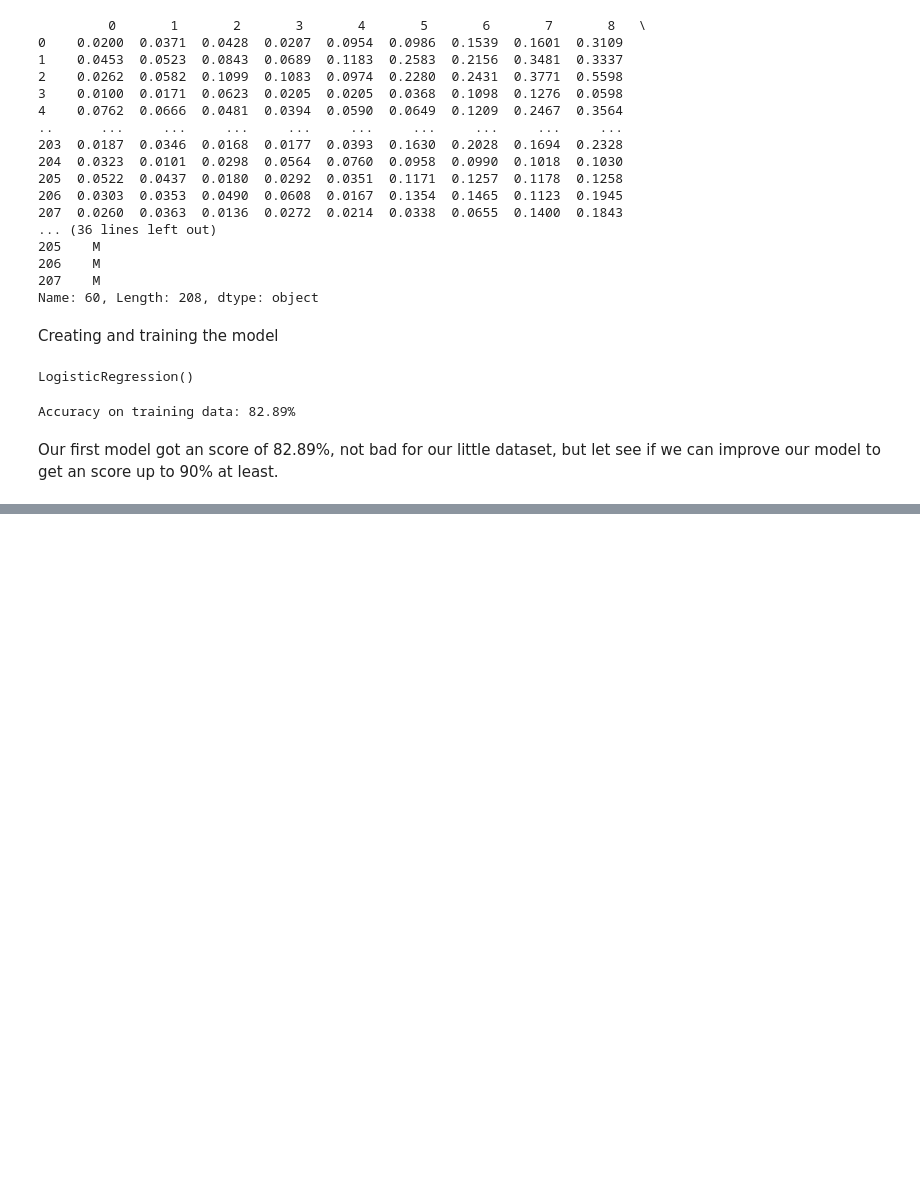
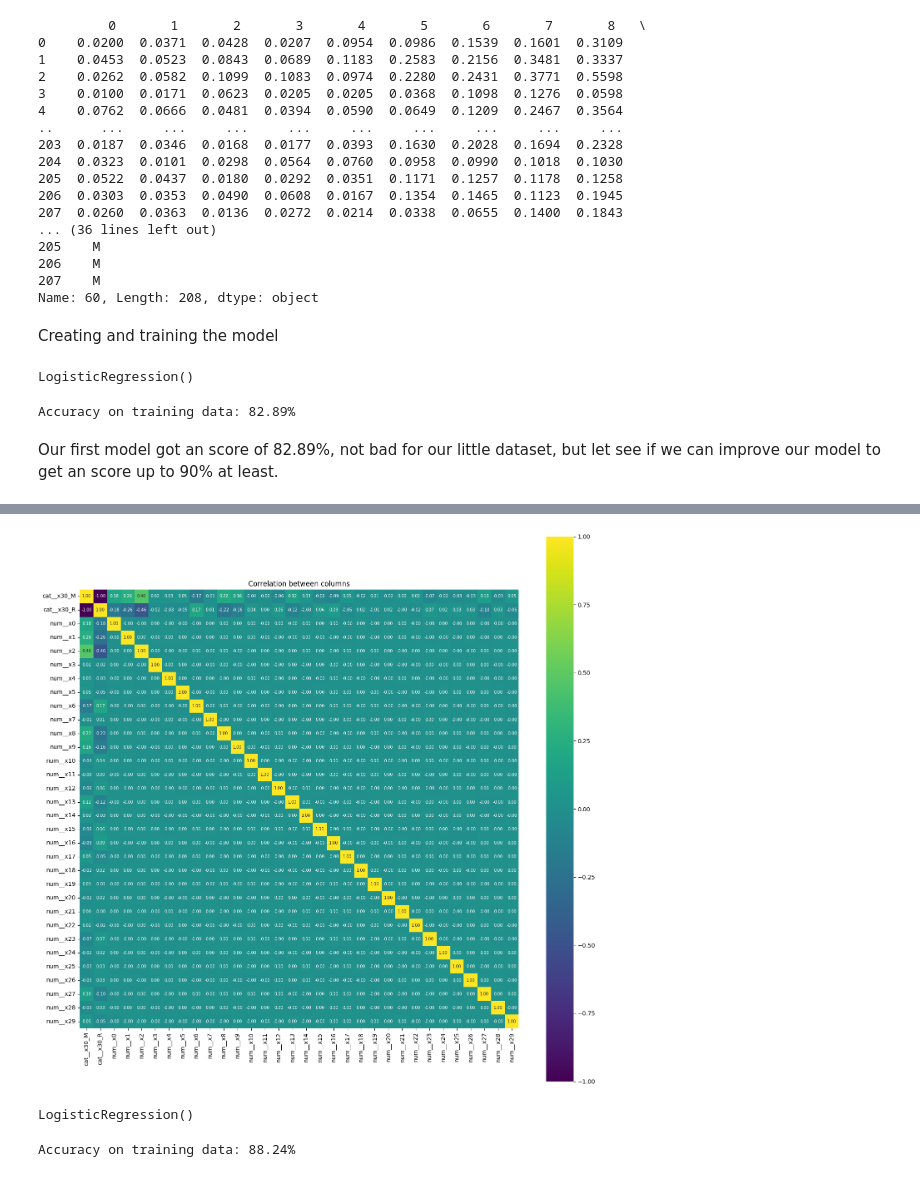
Before and after one commit to LaloDN/Submarine-sonar-prediction, a Jupyter notebook: Submarine_sonar_prediction.ipynb, the cells around one changed output, grey strips where cells are left out. Cells and saved outputs as stored; diff of their text form; code cells hidden in the pictures; blank space fills up the shorter version.

```diff
--- a/Submarine_sonar_prediction.ipynb
+++ b/Submarine_sonar_prediction.ipynb
@@ -149,0 +197,6 @@ Our first model got an score of 82.89%, not bad for our little dataset, but let
+# %%
+pca = PCA(n_components=30)
+X_pca = pca.fit_transform(X_scaled)
+# %%
+new_X = pd.DataFrame.from_records(X_pca)
+new_dataframe = pd.concat([new_X, Y], axis=1)
@@ -149,0 +217,36 @@ Our first model got an score of 82.89%, not bad for our little dataset, but let
+# %%
+categorical_cols = [30]
+numeric_cols = list(range(0,30))
+preprocessor = ColumnTransformer(
+    transformers=[
+        ("cat", OneHotEncoder(sparse_output=False), categorical_cols),
+        ("num", "passthrough", numeric_cols)
+    ]
+)
+
+transformed_data = preprocessor.fit_transform(new_dataframe)
+encoded_df = pd.DataFrame(transformed_data, columns=preprocessor.get_feature_names_out())
+
+corr = encoded_df.corr()
+fig=plt.figure(figsize=(17 ,17))
+ax=sns.heatmap(corr,vmax=1,vmin=-1,square=True,cmap='viridis',annot=True,fmt=".2f",annot_kws={"size": 7})
+plt.title('Correlation between columns')
+plt.show()
+# %% [output]
+[figure, added]
+# %%
+X = new_dataframe.drop(columns=60, axis=1)
+Y = new_dataframe[60]
+
+X_train, X_test, Y_train, Y_test = train_test_split(X, Y, test_size = 0.1, stratify=Y, random_state=0)
+model = LogisticRegression()
+model.fit(X_train, Y_train)
+# %% [output]
+LogisticRegression()
+# %%
+# Now we're evaluating the score of our model
+X_train_prediction = model.predict(X_train)
+training_data_accuracy = accuracy_score(X_train_prediction, Y_train)
+print('Accuracy on training data: {:.2%}'.format(training_data_accuracy))
+# %% [output]
+Accuracy on training data: 88.24%
```
Also changed, not shown: parts of 5 cells of this notebook.
